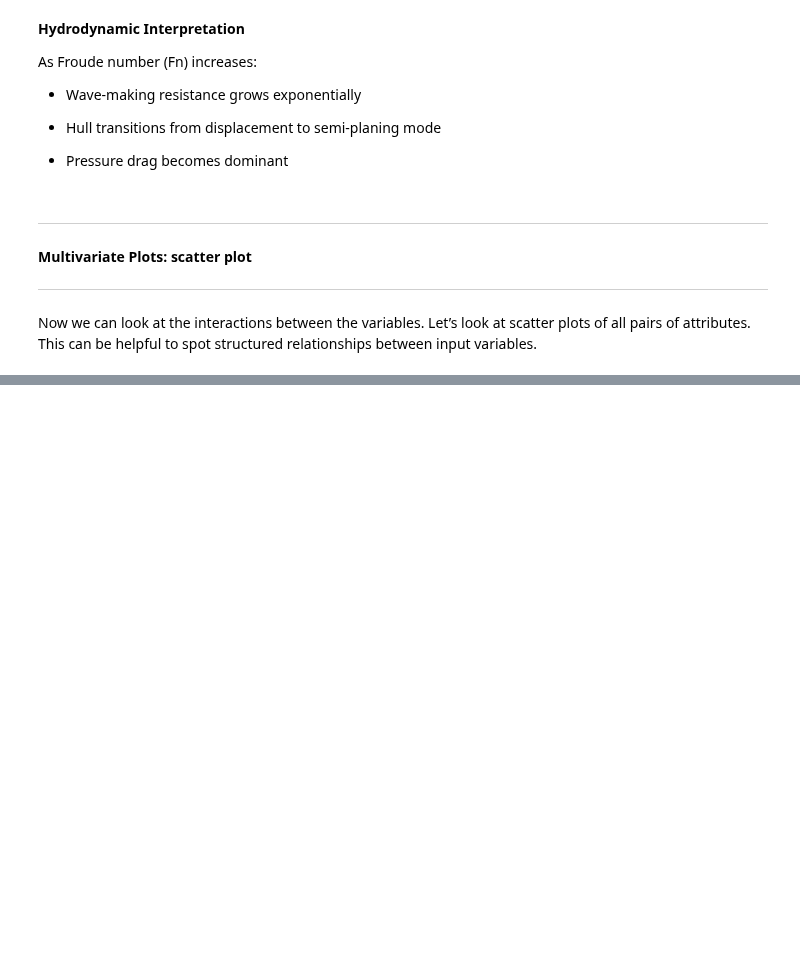
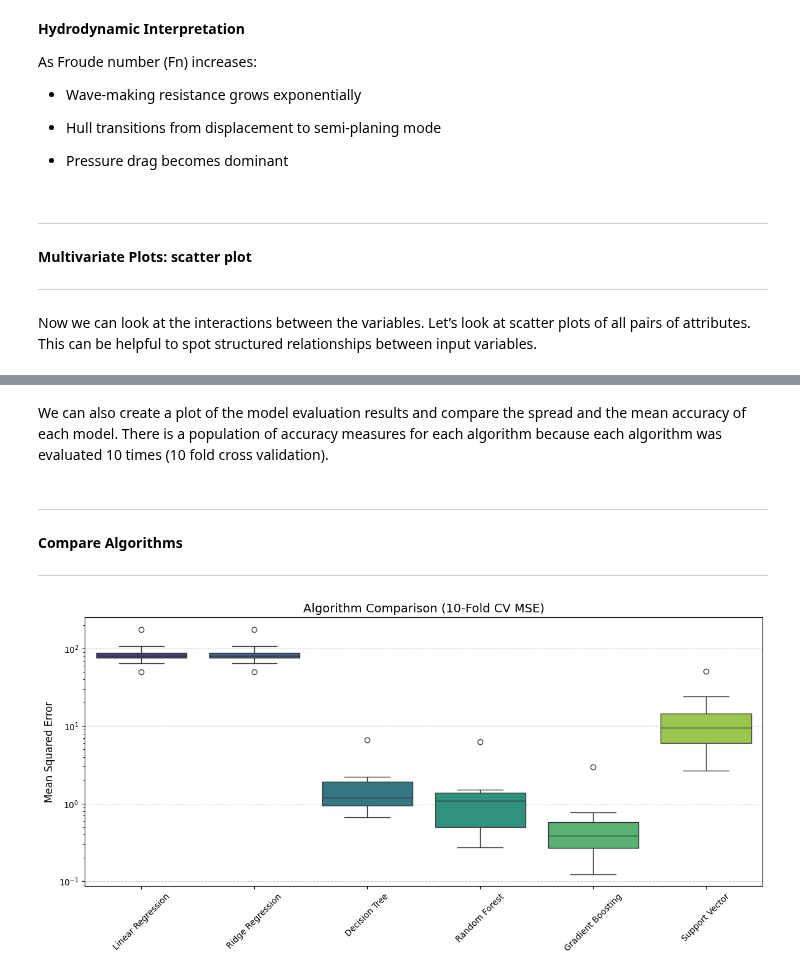
Before and after one commit to JuanZapa7a/AINavalEngineering, a Jupyter notebook: Yacht_Hydrodynamics_Dataset.ipynb, the cells around one changed output, grey strips where cells are left out. Saved outputs shown, nothing was run; the diff lists cells and outputs as text; code cells hidden in the pictures; blank space fills up the shorter version.

```diff
--- a/Yacht_Hydrodynamics_Dataset.ipynb
+++ b/Yacht_Hydrodynamics_Dataset.ipynb
@@ -545,0 +668,15 @@ pairs of attributes. This can be helpful to spot structured relationships betwee
+# %%
+from sklearn.linear_model import LinearRegression, Ridge
+from sklearn.tree import DecisionTreeRegressor
+from sklearn.ensemble import RandomForestRegressor, GradientBoostingRegressor
+from sklearn.svm import SVR
+
+# Baseline models
+models = {
+    'Linear Regression': LinearRegression(),
+    'Ridge Regression': Ridge(alpha=1.0),
+    'Decision Tree': DecisionTreeRegressor(max_depth=5),
+    'Random Forest': RandomForestRegressor(n_estimators=100),
+    'Gradient Boosting': GradientBoostingRegressor(n_estimators=100),
+    'Support Vector': SVR(kernel='rbf', C=100)
+}
@@ -545,0 +752,42 @@ pairs of attributes. This can be helpful to spot structured relationships betwee
+# %% [markdown]
+We can also
+create a plot of the model evaluation results and compare the spread and the mean accuracy
+of each model. There is a population of accuracy measures for each algorithm because each
+algorithm was evaluated 10 times (10 fold cross validation).
+# %% [markdown]
+---
+**Compare Algorithms**
+
+---
+# %%
+import matplotlib.pyplot as plt
+import seaborn as sns
+import numpy as np
+from sklearn.model_selection import cross_val_score
+
+# Prepare results for boxplot
+results = {}
+for name, model in models.items():
+    pipeline = Pipeline([
+        ('scaler', StandardScaler()),
+        ('model', model)
+    ])
+    cv_scores = -cross_val_score(pipeline, X_train, y_train,
+                               cv=kfold, scoring='neg_mean_squared_error')
+    results[name] = cv_scores
+
+# Convert to DataFrame for plotting
+results_df = pd.DataFrame(results)
+
+# Create boxplot
+plt.figure(figsize=(12, 6))
+sns.boxplot(data=results_df, palette="viridis")
+plt.title('Algorithm Comparison (10-Fold CV MSE)', fontsize=14)
+plt.ylabel('Mean Squared Error', fontsize=12)
+plt.xticks(rotation=45)
+plt.yscale('log')  # Logarithmic scale for better visualization
+plt.grid(axis='y', linestyle='--', alpha=0.7)
+plt.tight_layout()
+plt.show()
+# %% [output]
+[figure, added]
```
Also changed, not shown: parts of 33 cells of this notebook.
